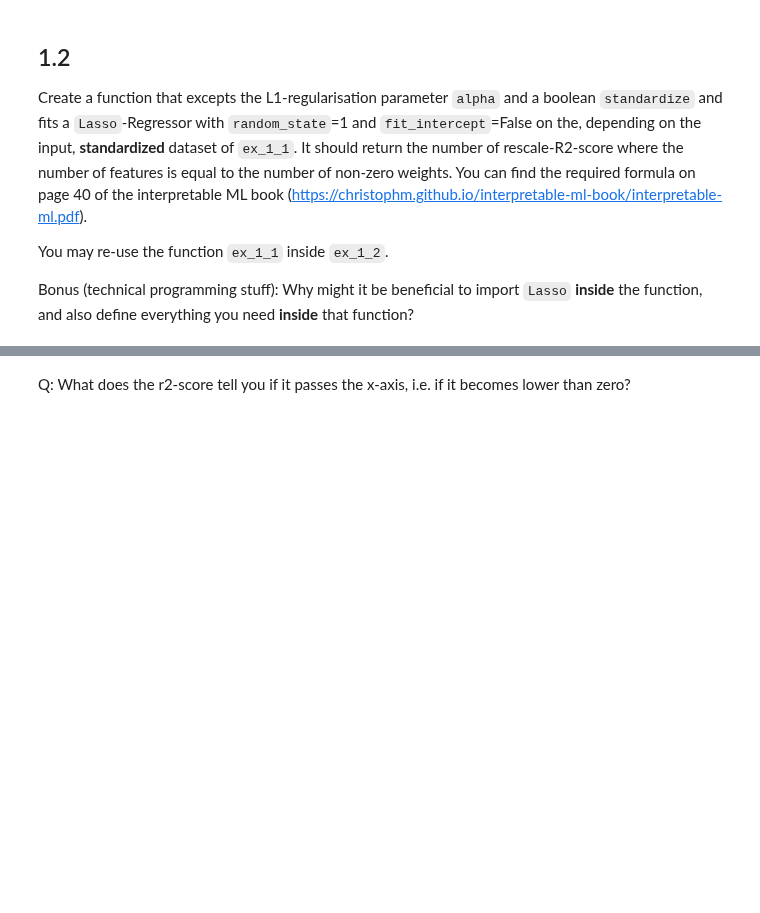
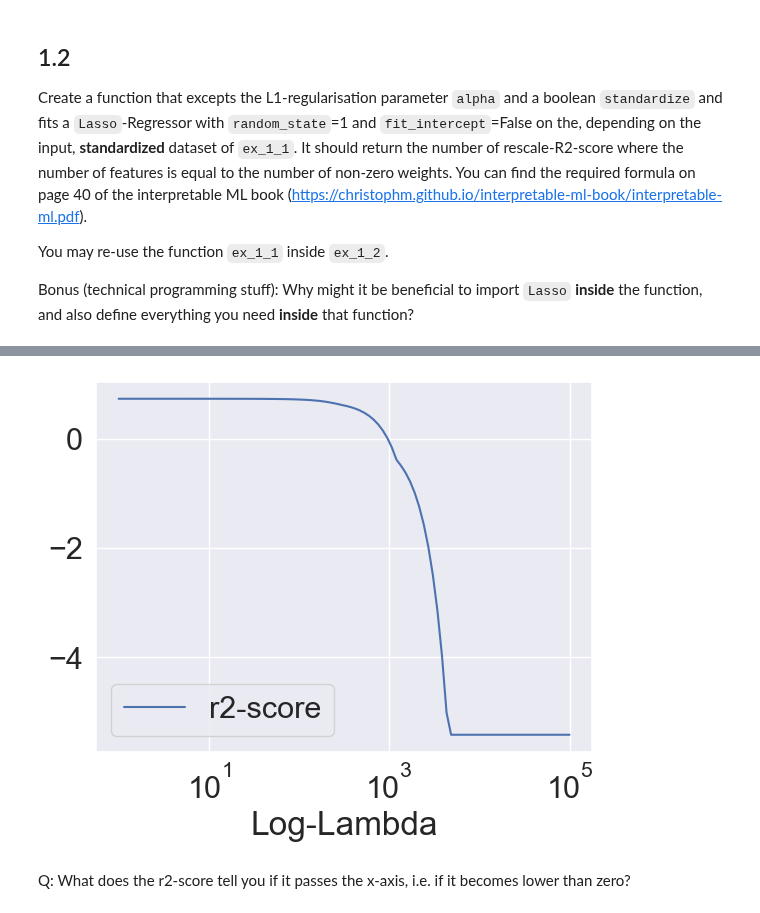
Before and after one commit to sujitdebnath/fau-xml-exercises-ss23, a Jupyter notebook: xml_ce1/ce1.ipynb, the cells around one changed output, grey strips where cells are left out. Drawn from its saved outputs; the diff is of its cells as text; code cells hidden in the pictures; blank space fills up the shorter version.

```diff
--- a/xml_ce1/ce1.ipynb
+++ b/xml_ce1/ce1.ipynb
@@ -410,16 +420,18 @@ def create_lasso_regularisation_plot(ex_1_2):
 # %%
 def create_r2_score_plot(ex_1_2):
     alphas = np.logspace(0, 5, 100)
 
     ex_1_2_out = list(map(lambda a: list(ex_1_2(a, True)), alphas))
     plt.plot(alphas, [ex_1_2_out[a][0] for a in range(len(alphas))], label="r2-score")
     ax = plt.gca()
     ax.set_xscale('log')
     plt.legend()
     plt.xlabel("Log-Lambda")
 
 #TODO: uncomment this
-#create_r2_score_plot(ex_1_2)
+create_r2_score_plot(ex_1_2)
+# %% [output]
+[figure, added]
 # %% [markdown]
 Q: What does the r2-score tell you if it passes the x-axis, i.e. if it becomes lower than zero?
 # %% [markdown]
```
Also changed, not shown: parts of 6 cells of this notebook, 1 other file.
